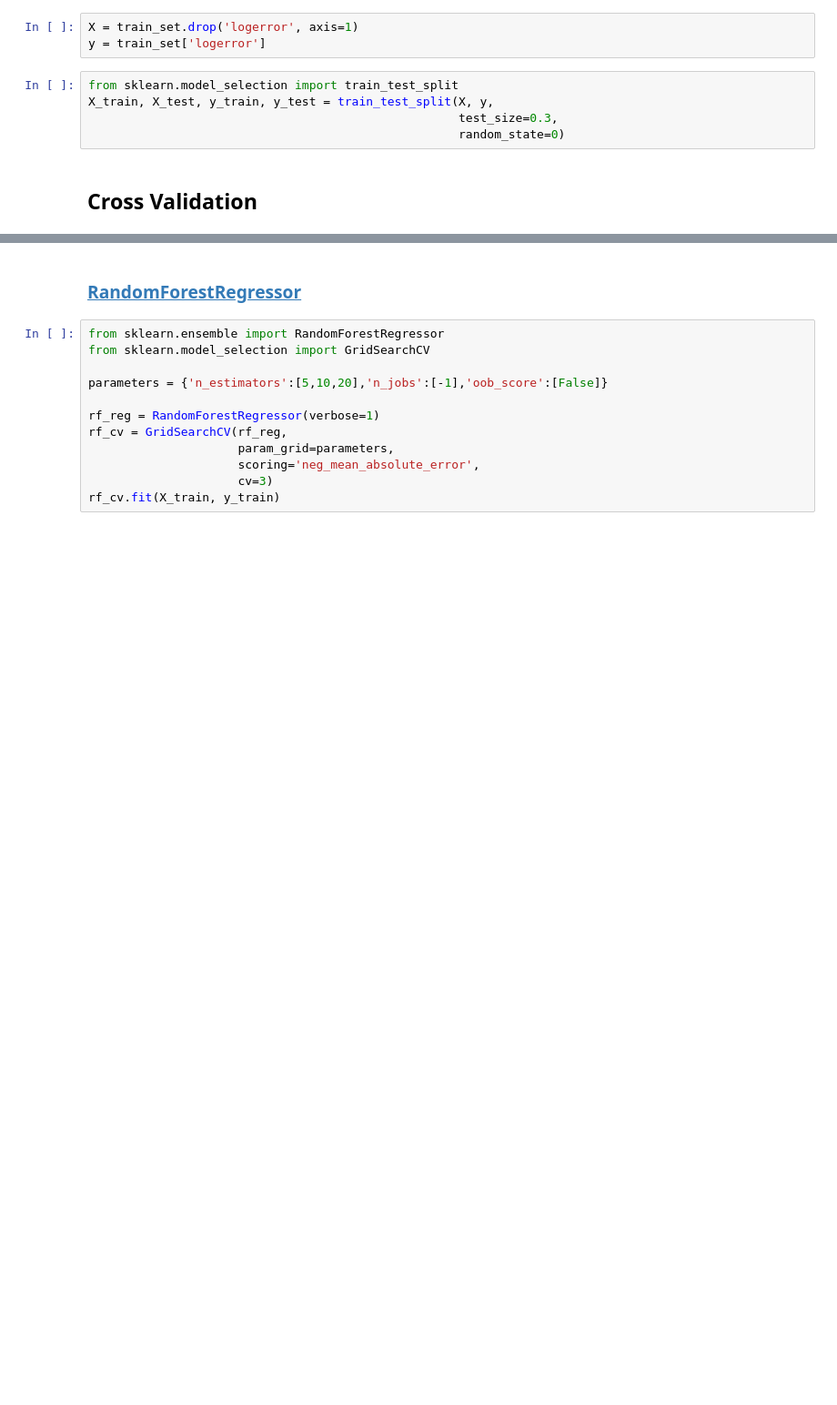
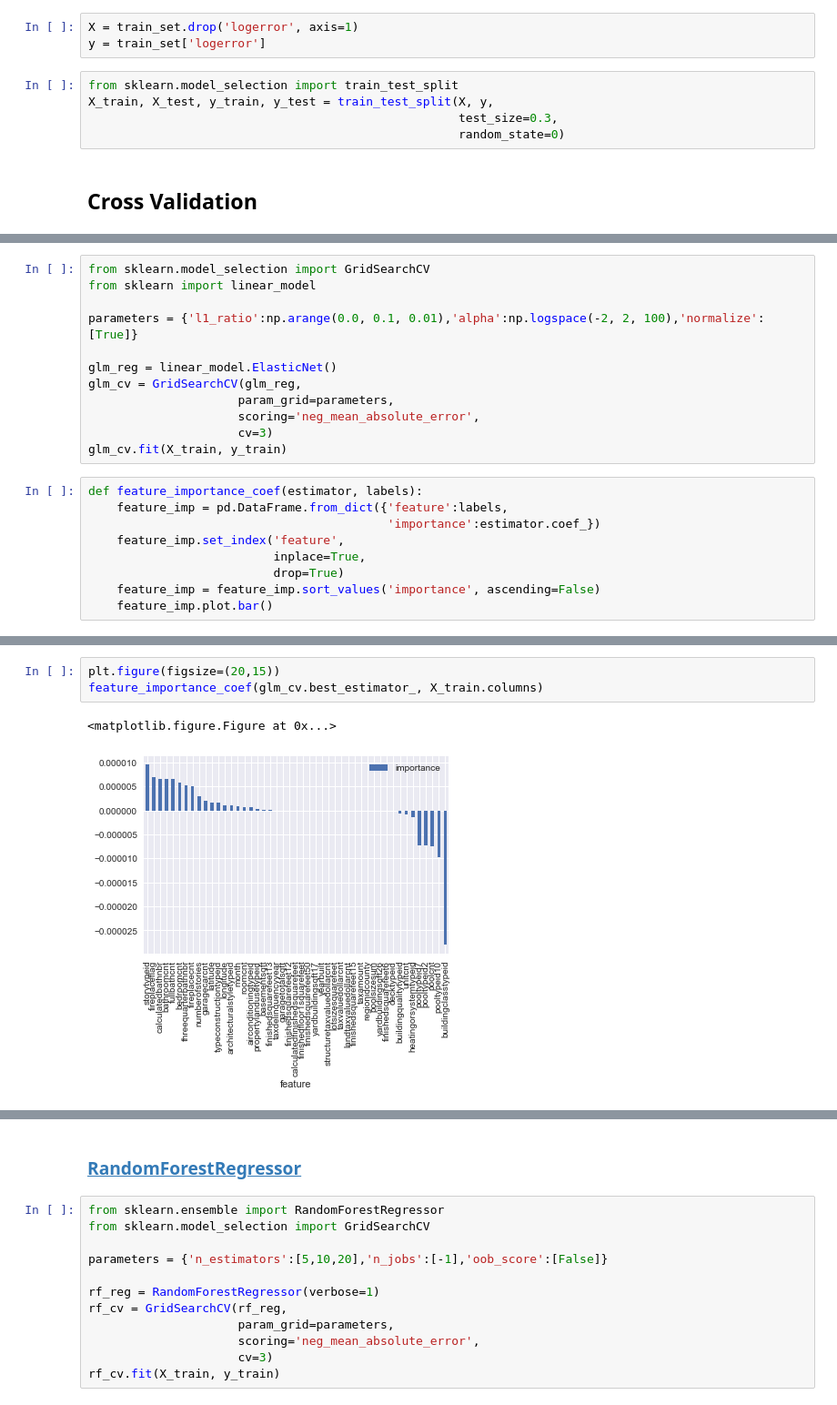
Before and after one commit to summersuny/03kagglePrediction, a Jupyter notebook: Data Cleaning v2.ipynb, the cells around one changed output, grey strips where cells are left out. Shown at 91% size. Drawn from its saved outputs; the diff is of its cells as text; blank space fills up the shorter version.

Commit message:
MSE and linear func added

```diff
--- a/Data Cleaning v2.ipynb
+++ b/Data Cleaning v2.ipynb
@@ -269,0 +288,21 @@ X_train, X_test, y_train, y_test = train_test_split(X, y,
+# %%
+from sklearn.model_selection import GridSearchCV
+from sklearn import linear_model
+
+parameters = {'l1_ratio':np.arange(0.0, 0.1, 0.01),'alpha':np.logspace(-2, 2, 100),'normalize':[True]}
+
+glm_reg = linear_model.ElasticNet()
+glm_cv = GridSearchCV(glm_reg,
+                     param_grid=parameters,
+                     scoring='neg_mean_absolute_error',
+                     cv=3)
+glm_cv.fit(X_train, y_train)
+# %%
+def feature_importance_coef(estimator, labels):
+    feature_imp = pd.DataFrame.from_dict({'feature':labels,
+                                          'importance':estimator.coef_})
+    feature_imp.set_index('feature',
+                          inplace=True,
+                          drop=True)
+    feature_imp = feature_imp.sort_values('importance', ascending=False)
+    feature_imp.plot.bar()
@@ -269,0 +329,6 @@ X_train, X_test, y_train, y_test = train_test_split(X, y,
+# %%
+plt.figure(figsize=(20,15))
+feature_importance_coef(glm_cv.best_estimator_, X_train.columns)
+# %% [output]
+<matplotlib.figure.Figure at 0x...>
+[figure, added]
```
Also changed, not shown: parts of 15 cells of this notebook, 1 other file.
